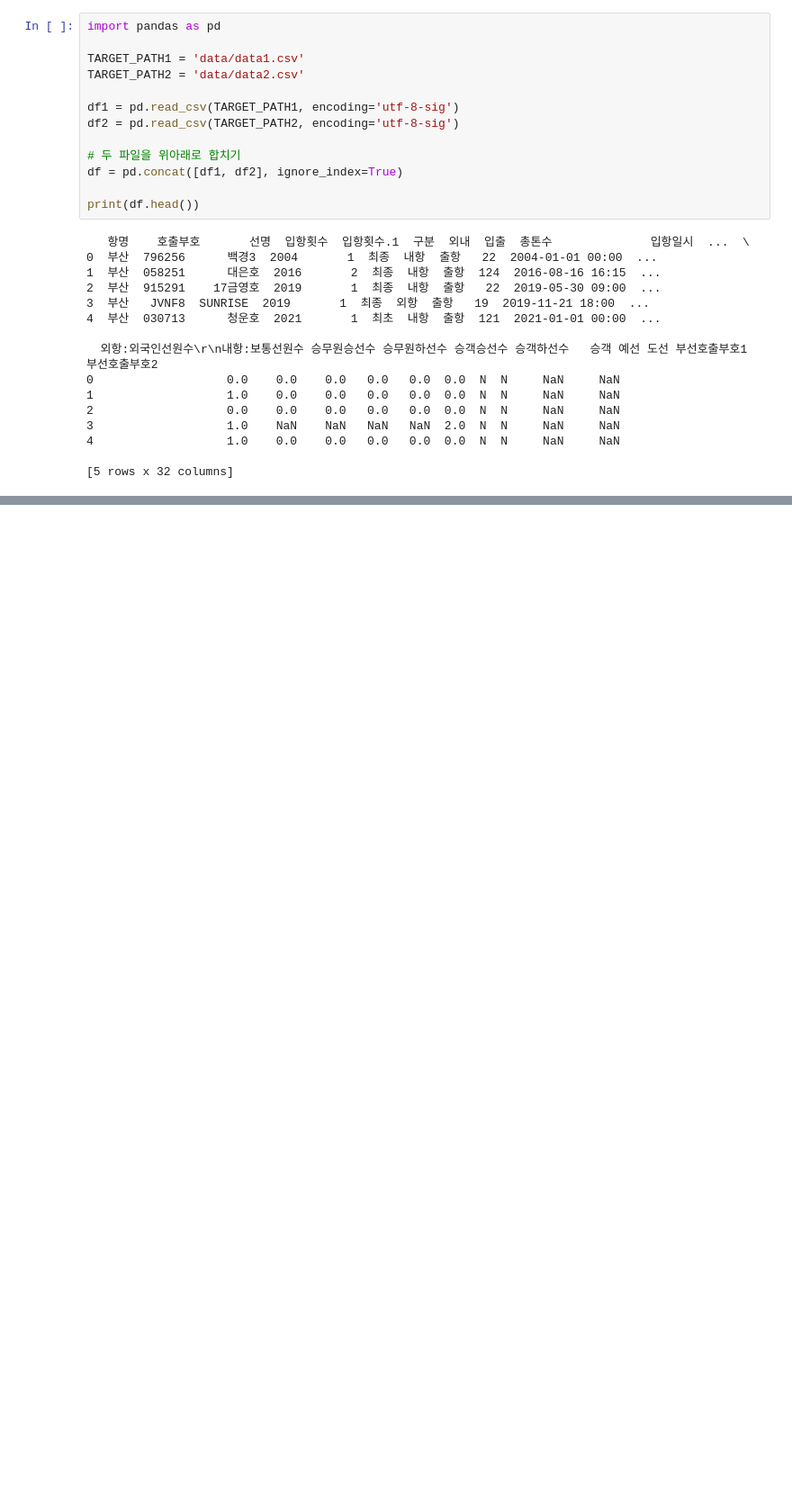
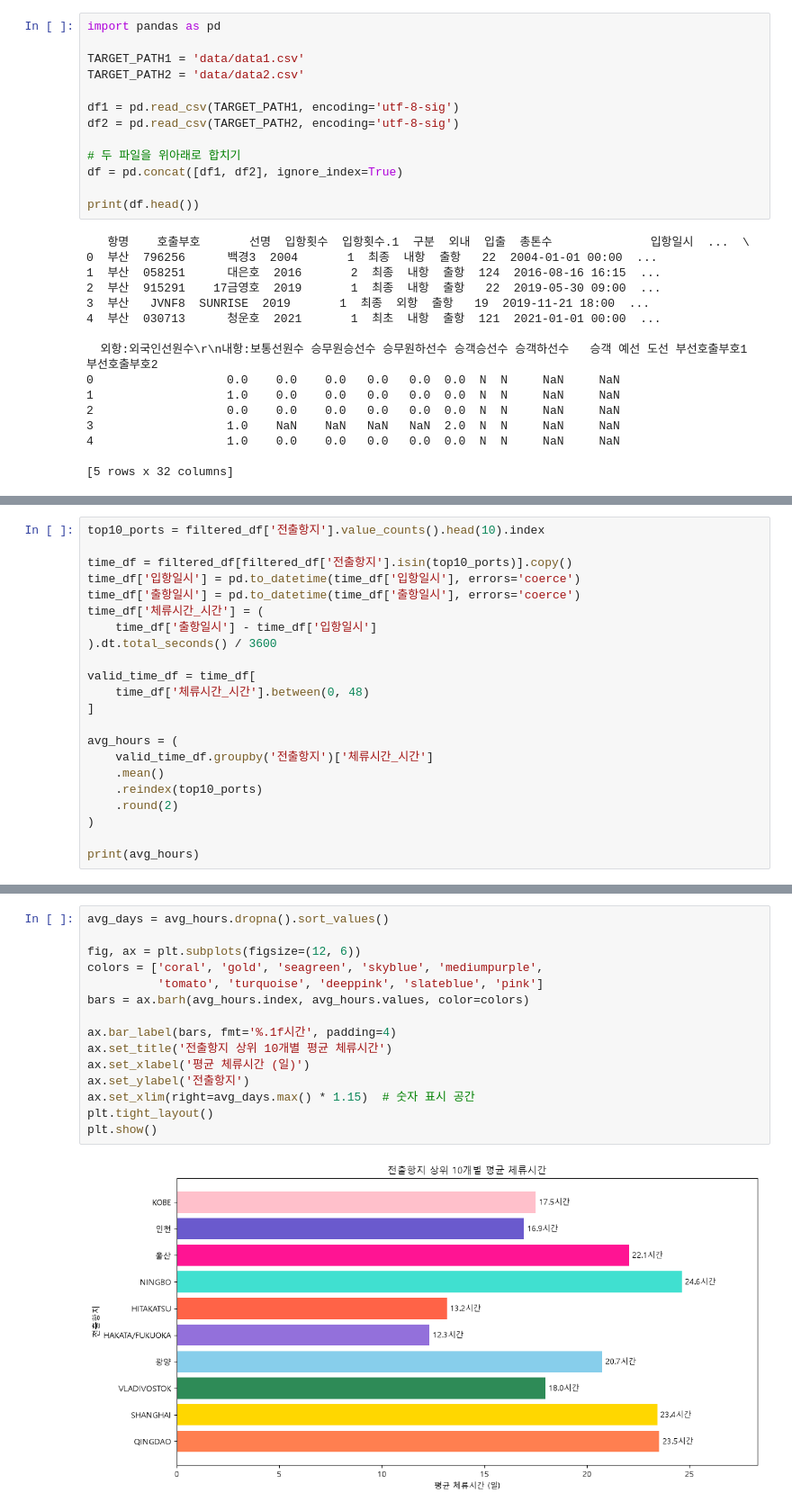
Before and after one commit to hyewonbaek100/0923-dashboard, a Jupyter notebook: dashboard.ipynb, the cells around one changed output, grey strips where cells are left out. Shown at 90% size. Saved outputs shown, nothing was run; the diff lists cells and outputs as text; blank space fills up the shorter version.

```diff
--- a/dashboard.ipynb
+++ b/dashboard.ipynb
@@ -29,0 +104,22 @@ print(df.head())
+# %%
+top10_ports = filtered_df['전출항지'].value_counts().head(10).index
+
+time_df = filtered_df[filtered_df['전출항지'].isin(top10_ports)].copy()
+time_df['입항일시'] = pd.to_datetime(time_df['입항일시'], errors='coerce')
+time_df['출항일시'] = pd.to_datetime(time_df['출항일시'], errors='coerce')
+time_df['체류시간_시간'] = (
+    time_df['출항일시'] - time_df['입항일시']
+).dt.total_seconds() / 3600
+
+valid_time_df = time_df[
+    time_df['체류시간_시간'].between(0, 48)
+]
+
+avg_hours = (
+    valid_time_df.groupby('전출항지')['체류시간_시간']
+    .mean()
+    .reindex(top10_ports)
+    .round(2)
+)
+
+print(avg_hours)
@@ -29,0 +139,17 @@ print(df.head())
+# %%
+avg_days = avg_hours.dropna().sort_values()
+
+fig, ax = plt.subplots(figsize=(12, 6))
+colors = ['coral', 'gold', 'seagreen', 'skyblue', 'mediumpurple',
+          'tomato', 'turquoise', 'deeppink', 'slateblue', 'pink']
+bars = ax.barh(avg_hours.index, avg_hours.values, color=colors)
+
+ax.bar_label(bars, fmt='%.1f시간', padding=4)
+ax.set_title('전출항지 상위 10개별 평균 체류시간')
+ax.set_xlabel('평균 체류시간 (일)')
+ax.set_ylabel('전출항지')
+ax.set_xlim(right=avg_days.max() * 1.15)  # 숫자 표시 공간
+plt.tight_layout()
+plt.show()
+# %% [output]
+[figure, added]
```
Also changed, not shown: parts of 16 cells of this notebook, 5 other files.
